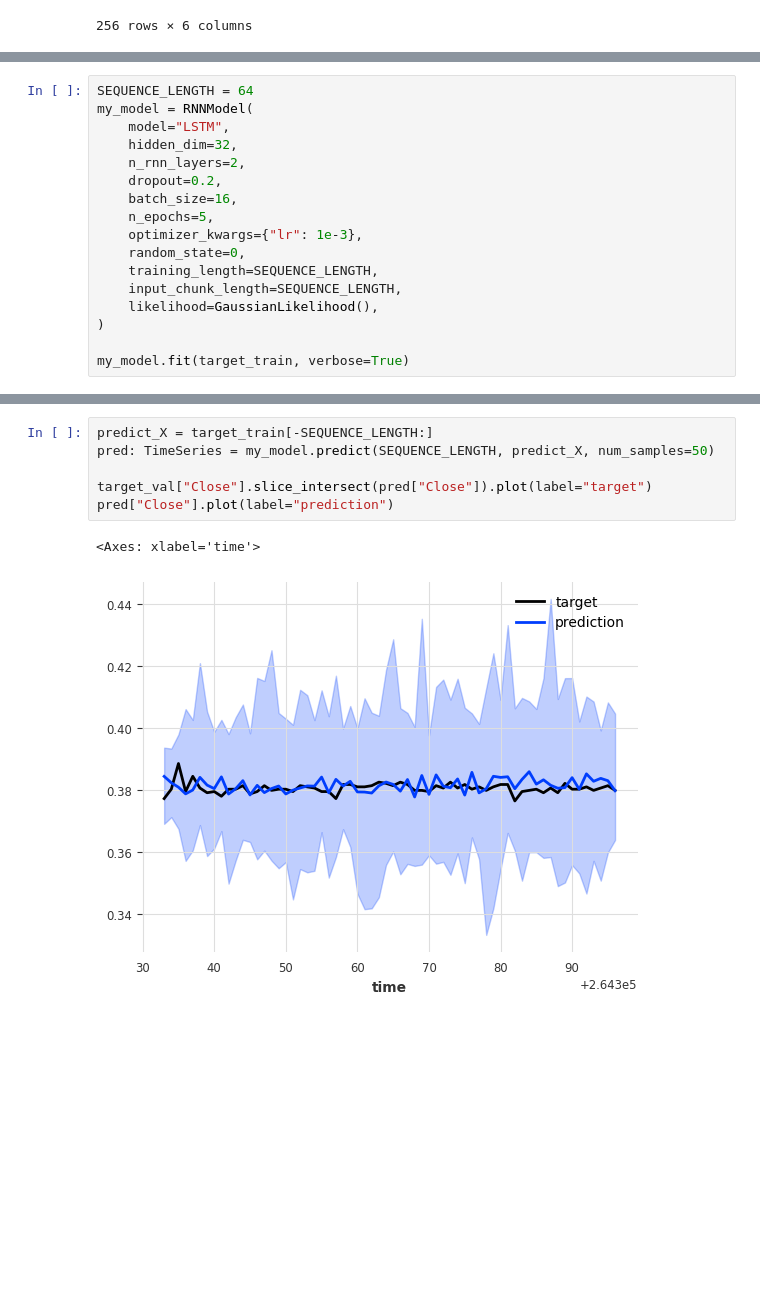
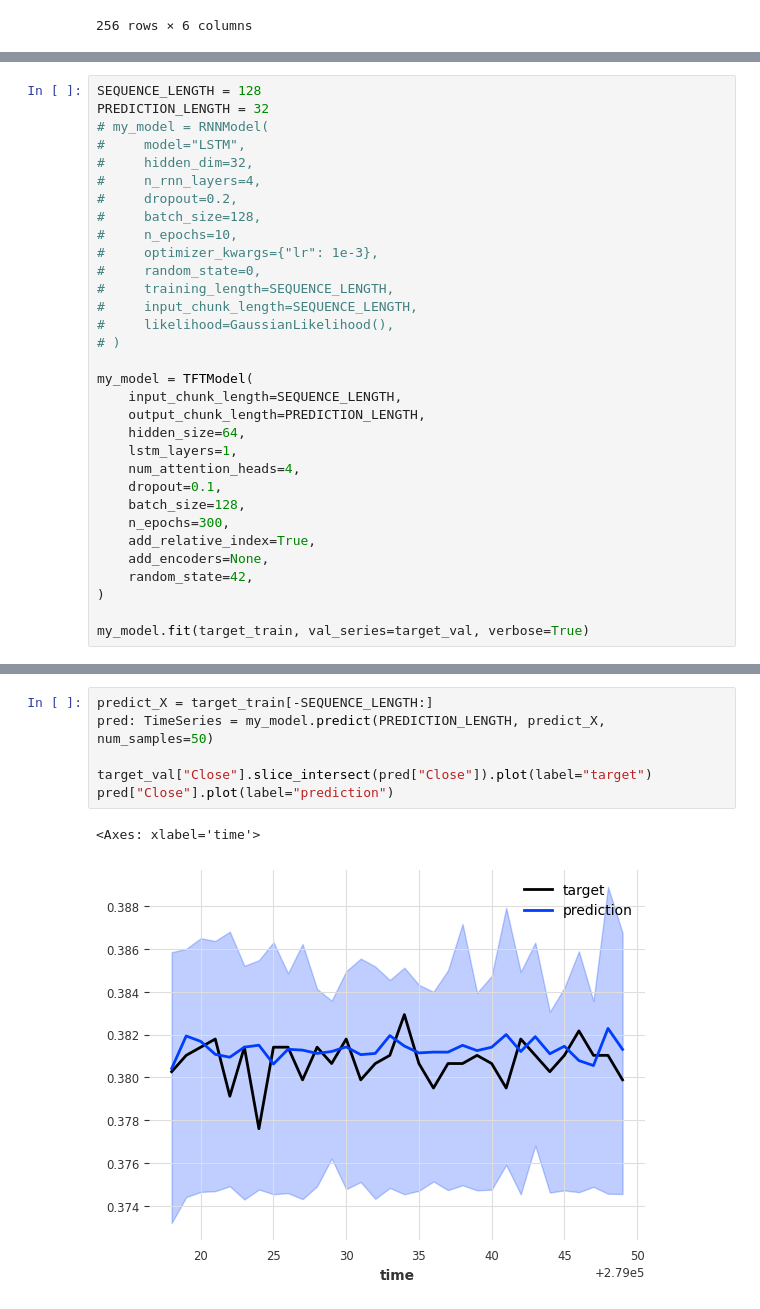
Before and after one commit to Klok-e/python-price-predict-experiment, a Jupyter notebook: price prediction_v3.ipynb, the cells around one changed output, grey strips where cells are left out. Drawn from its saved outputs; the diff is of its cells as text; blank space fills up the shorter version.

```diff
--- a/price prediction_v3.ipynb
+++ b/price prediction_v3.ipynb
@@ -149,18 +135,33 @@ target_val["Close"].plot()
 # %%
-SEQUENCE_LENGTH = 64
-my_model = RNNModel(
-    model="LSTM",
-    hidden_dim=32,
-    n_rnn_layers=2,
-    dropout=0.2,
-    batch_size=16,
-    n_epochs=5,
-    optimizer_kwargs={"lr": 1e-3},
-    random_state=0,
-    training_length=SEQUENCE_LENGTH,
+SEQUENCE_LENGTH = 128
+PREDICTION_LENGTH = 32
+# my_model = RNNModel(
+#     model="LSTM",
+#     hidden_dim=32,
+#     n_rnn_layers=4,
+#     dropout=0.2,
+#     batch_size=128,
+#     n_epochs=10,
+#     optimizer_kwargs={"lr": 1e-3},
+#     random_state=0,
+#     training_length=SEQUENCE_LENGTH,
+#     input_chunk_length=SEQUENCE_LENGTH,
+#     likelihood=GaussianLikelihood(),
+# )
+
+my_model = TFTModel(
     input_chunk_length=SEQUENCE_LENGTH,
-    likelihood=GaussianLikelihood(),
+    output_chunk_length=PREDICTION_LENGTH,
+    hidden_size=64,
+    lstm_layers=1,
+    num_attention_heads=4,
+    dropout=0.1,
+    batch_size=128,
+    n_epochs=300,
+    add_relative_index=True,
+    add_encoders=None,
+    random_state=42,
 )
 
-my_model.fit(target_train, verbose=True)
+my_model.fit(target_train, val_series=target_val, verbose=True)
 # %% [output]
@@ -168,12 +184,12 @@ RNNModel(model=LSTM, hidden_dim=32, n_rnn_layers=2, dropout=0.2, training_length
 # %%
 predict_X = target_train[-SEQUENCE_LENGTH:]
-pred: TimeSeries = my_model.predict(SEQUENCE_LENGTH, predict_X, num_samples=50)
+pred: TimeSeries = my_model.predict(PREDICTION_LENGTH, predict_X, num_samples=50)
 
 target_val["Close"].slice_intersect(pred["Close"]).plot(label="target")
 pred["Close"].plot(label="prediction")
 # %% [output]
 <Axes: xlabel='time'>
-[figure, old version]
+[figure, new version]
 # %%
 def inverse_diff(original_start, x):
     x = x.to_numpy()
```
Also changed, not shown: parts of 7 cells of this notebook, 1 other file.
